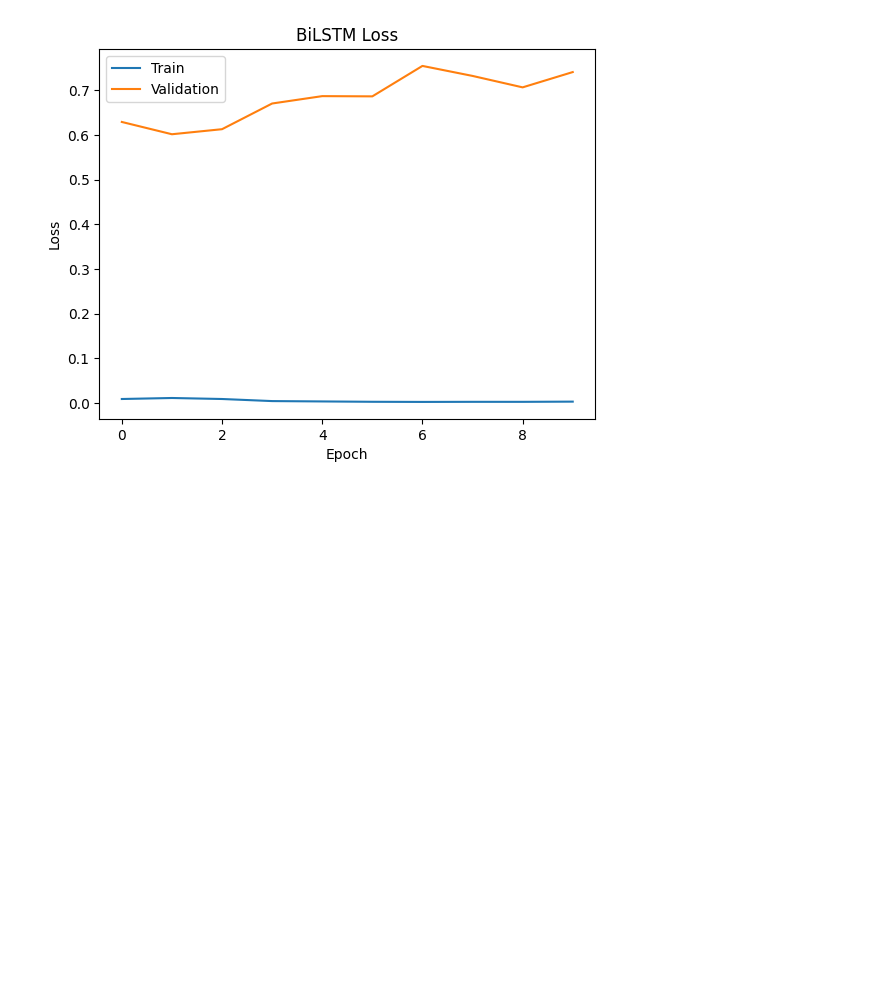
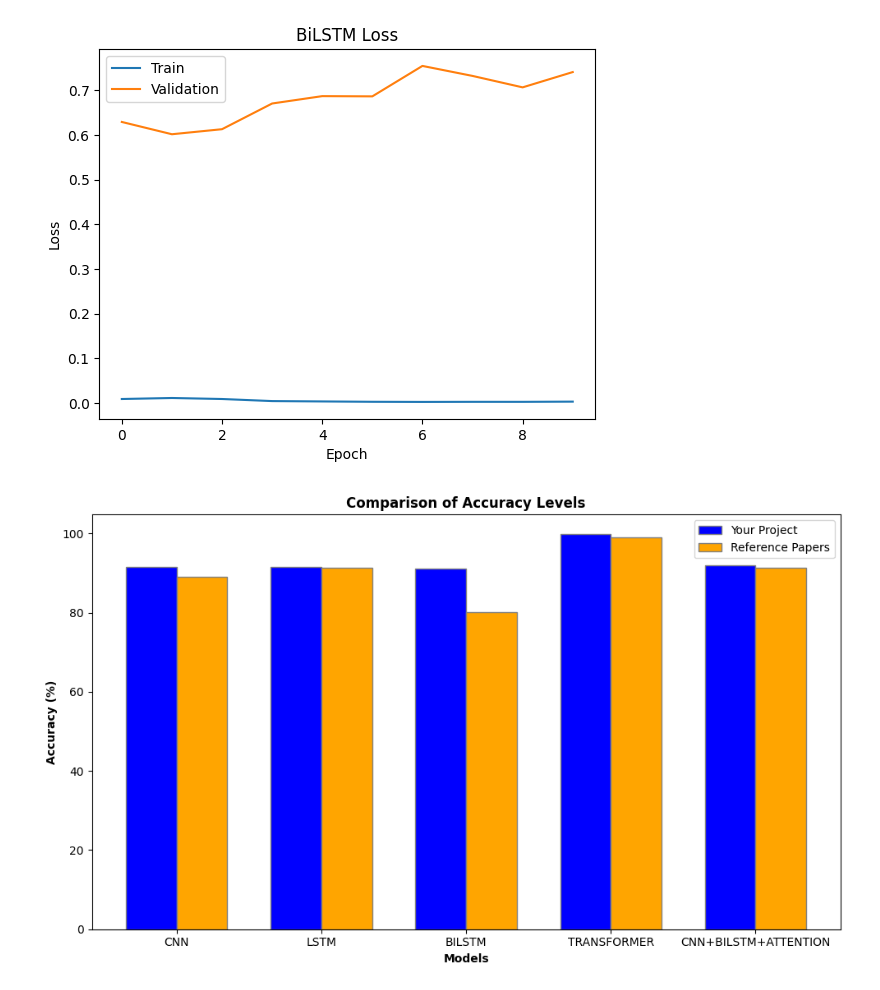
Before and after one commit to jeekay24/twitter-chat-analysis, a Jupyter notebook: analysis.ipynb, the cells around one changed output. Saved outputs shown, nothing was run; the diff lists cells and outputs as text; code cells hidden in the pictures; blank space fills up the shorter version.

Commit message:
added comparison graphs

```diff
--- a/analysis.ipynb
+++ b/analysis.ipynb
@@ -466,3 +466,40 @@ Epoch 10/10
 [figure]
 [figure]
 [figure]
+# %%
+import numpy as np
+import matplotlib.pyplot as plt
+
+# Model names
+models = ['CNN', 'LSTM', 'BILSTM', 'TRANSFORMER', 'CNN+BILSTM+ATTENTION']
+
+# Your project's accuracy
+your_accuracy = [91.6, 91.5, 91.2, 99.8, 91.9]
+
+# Accuracy from reference papers
+reference_accuracy = [89.1, 91.3, 80.2, 99.1, 91.3]
+
+# Set the width of the bars
+bar_width = 0.35
+
+# Set the position of the bars on the x-axis
+r1 = np.arange(len(models))
+r2 = [x + bar_width for x in r1]
+
+# Plotting the grouped bar graph
+plt.figure(figsize=(10, 6))
+plt.bar(r1, your_accuracy, color='blue', width=bar_width, edgecolor='grey', label='Your Project')
+plt.bar(r2, reference_accuracy, color='orange', width=bar_width, edgecolor='grey', label='Reference Papers')
+
+# Adding labels, title, and ticks
+plt.xlabel('Models', fontweight='bold')
+plt.ylabel('Accuracy (%)', fontweight='bold')
+plt.title('Comparison of Accuracy Levels', fontweight='bold')
+plt.xticks([r + bar_width/2 for r in range(len(models))], models)
+plt.legend()
+
+# Display the plot
+plt.tight_layout()
+plt.show()
+# %% [output]
+[figure, added]
```
Also changed, not shown: parts of 24 cells of this notebook.
